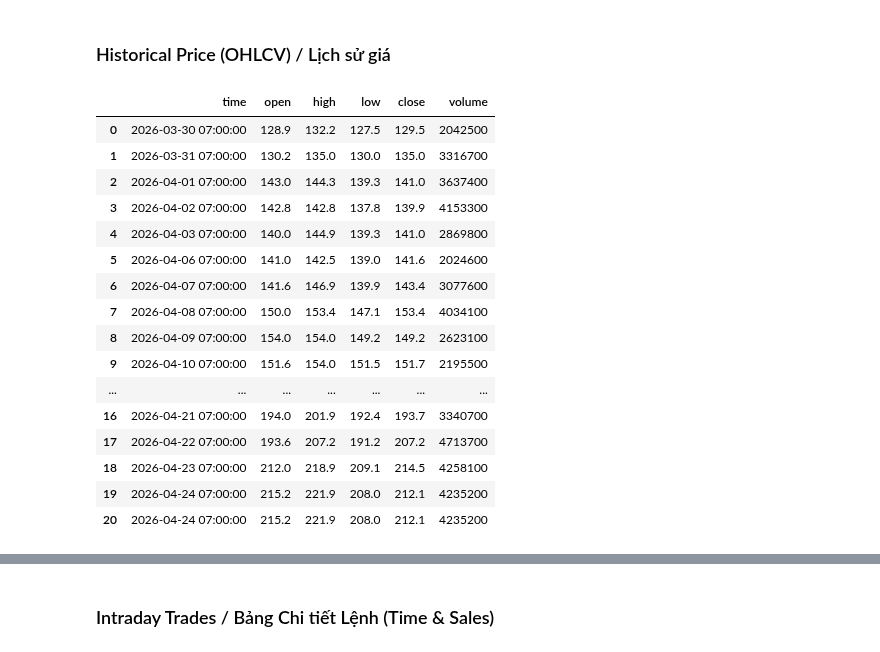
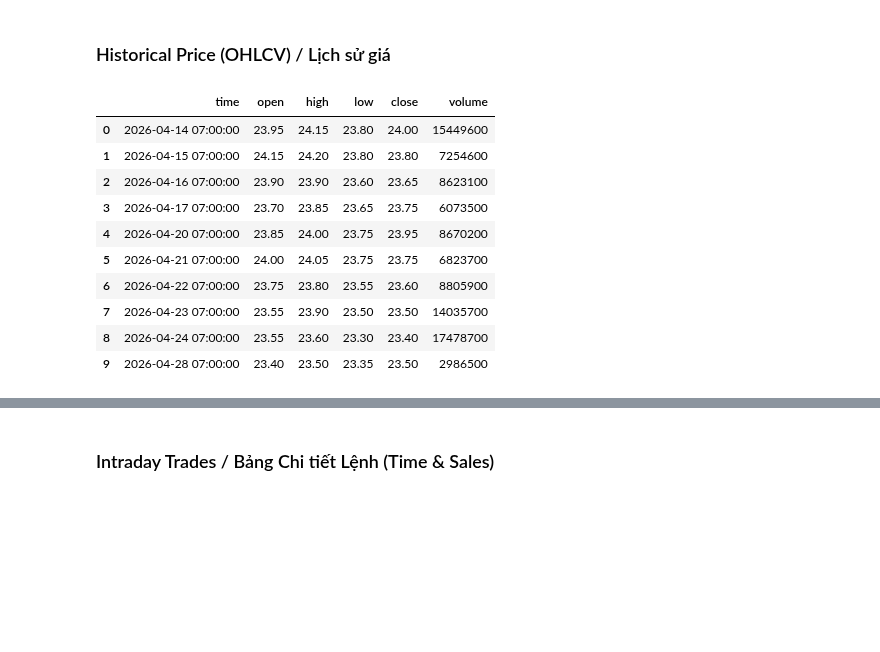
Before and after one commit to thinh-vu/vnstock, a Jupyter notebook: docs/unified-ui/02_Market.ipynb, the cells around one changed output, grey strips where cells are left out. Drawn from its saved outputs; the diff is of its cells as text; code cells hidden in the pictures; blank space fills up the shorter version.

```diff
--- a/docs/unified-ui/02_Market.ipynb
+++ b/docs/unified-ui/02_Market.ipynb
@@ -62,23 +62,17 @@ Retrieve OHLCV, trade history, order book, and other statistics for individual s
 # %% [markdown]
 ### Historical Price (OHLCV) / Lịch sử giá
 # %%
-mkt.equity("VIC").ohlcv(length=30, interval='1D')
+mkt.equity("ACB").ohlcv(length=10, interval='1D')
 # %% [output]
 |  | time | open | high | low | close | volume |
-| 0 | 2026-03-30 07:00:00 | 128.9 | 132.2 | 127.5 | 129.5 | 2042500 |
-| 1 | 2026-03-31 07:00:00 | 130.2 | 135.0 | 130.0 | 135.0 | 3316700 |
-| 2 | 2026-04-01 07:00:00 | 143.0 | 144.3 | 139.3 | 141.0 | 3637400 |
-| 3 | 2026-04-02 07:00:00 | 142.8 | 142.8 | 137.8 | 139.9 | 4153300 |
-| 4 | 2026-04-03 07:00:00 | 140.0 | 144.9 | 139.3 | 141.0 | 2869800 |
-| 5 | 2026-04-06 07:00:00 | 141.0 | 142.5 | 139.0 | 141.6 | 2024600 |
-| 6 | 2026-04-07 07:00:00 | 141.6 | 146.9 | 139.9 | 143.4 | 3077600 |
-| 7 | 2026-04-08 07:00:00 | 150.0 | 153.4 | 147.1 | 153.4 | 4034100 |
-| 8 | 2026-04-09 07:00:00 | 154.0 | 154.0 | 149.2 | 149.2 | 2623100 |
-| 9 | 2026-04-10 07:00:00 | 151.6 | 154.0 | 151.5 | 151.7 | 2195500 |
-| ... | ... | ... | ... | ... | ... | ... |
-| 16 | 2026-04-21 07:00:00 | 194.0 | 201.9 | 192.4 | 193.7 | 3340700 |
-| 17 | 2026-04-22 07:00:00 | 193.6 | 207.2 | 191.2 | 207.2 | 4713700 |
-| 18 | 2026-04-23 07:00:00 | 212.0 | 218.9 | 209.1 | 214.5 | 4258100 |
-| 19 | 2026-04-24 07:00:00 | 215.2 | 221.9 | 208.0 | 212.1 | 4235200 |
-| 20 | 2026-04-24 07:00:00 | 215.2 | 221.9 | 208.0 | 212.1 | 4235200 |
+| 0 | 2026-04-14 07:00:00 | 23.95 | 24.15 | 23.80 | 24.00 | 15449600 |
+| 1 | 2026-04-15 07:00:00 | 24.15 | 24.20 | 23.80 | 23.80 | 7254600 |
+| 2 | 2026-04-16 07:00:00 | 23.90 | 23.90 | 23.60 | 23.65 | 8623100 |
+| 3 | 2026-04-17 07:00:00 | 23.70 | 23.85 | 23.65 | 23.75 | 6073500 |
+| 4 | 2026-04-20 07:00:00 | 23.85 | 24.00 | 23.75 | 23.95 | 8670200 |
+| 5 | 2026-04-21 07:00:00 | 24.00 | 24.05 | 23.75 | 23.75 | 6823700 |
+| 6 | 2026-04-22 07:00:00 | 23.75 | 23.80 | 23.55 | 23.60 | 8805900 |
+| 7 | 2026-04-23 07:00:00 | 23.55 | 23.90 | 23.50 | 23.50 | 14035700 |
+| 8 | 2026-04-24 07:00:00 | 23.55 | 23.60 | 23.30 | 23.40 | 17478700 |
+| 9 | 2026-04-28 07:00:00 | 23.40 | 23.50 | 23.35 | 23.50 | 2986500 |
 # %%
```
Also changed, not shown: parts of 17 cells of this notebook, 42 other files.
